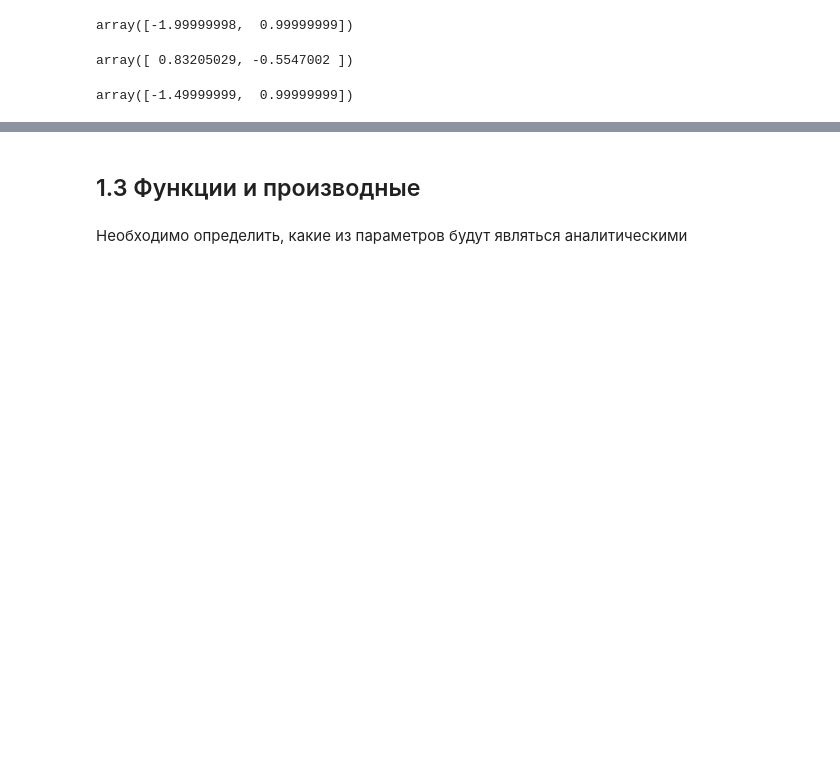
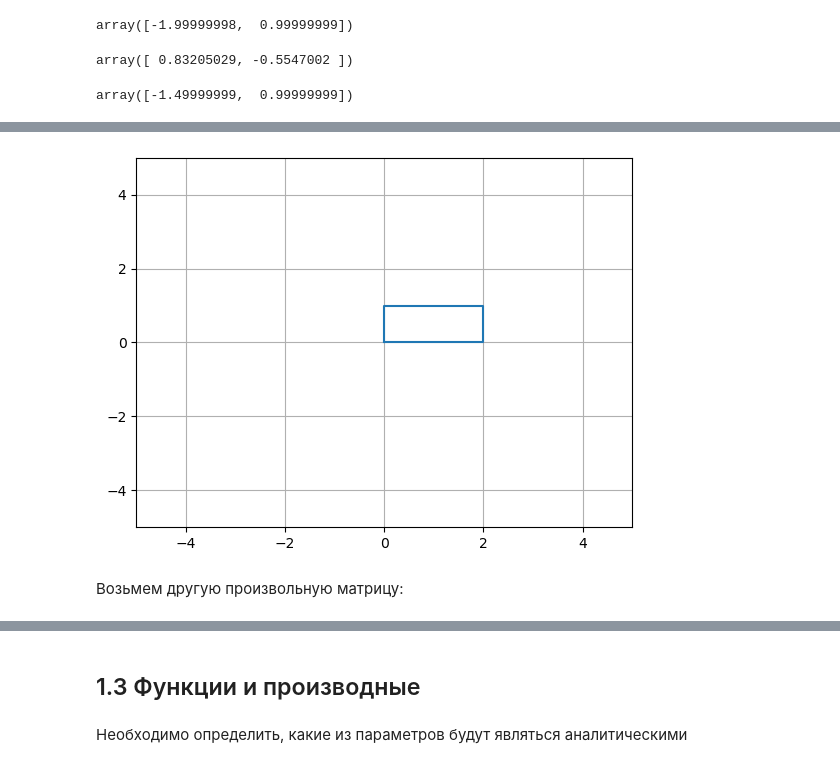
Before and after one commit to BalshowAndrew/math_datascience, a Jupyter notebook: 01_vectors.ipynb, the cells around one changed output, grey strips where cells are left out. Cells and saved outputs as stored; diff of their text form; code cells hidden in the pictures; blank space fills up the shorter version.

```diff
--- a/01_vectors.ipynb
+++ b/01_vectors.ipynb
@@ -638,0 +678,3 @@ array([-1.49999999,  0.99999999])
+# %%
+# определим линейный оператор:
+B = np.array([[2, 0], [0, 1]])
@@ -638,0 +692,15 @@ array([-1.49999999,  0.99999999])
+# %%
+res = B@A.transpose()
+tt = res.transpose
+# %%
+A = np.array(tt)
+x = A[:, 0]
+y = A[:, 1]
+plt.plot(x, y)
+plt.ylim([-5, 5])
+plt.xlim([-5, 5])
+plt.grid(True)
+# %% [output]
+[figure, added]
+# %% [markdown]
+Возьмем другую произвольную матрицу:
```
Also changed, not shown: parts of 49 cells of this notebook, 2 other files.
